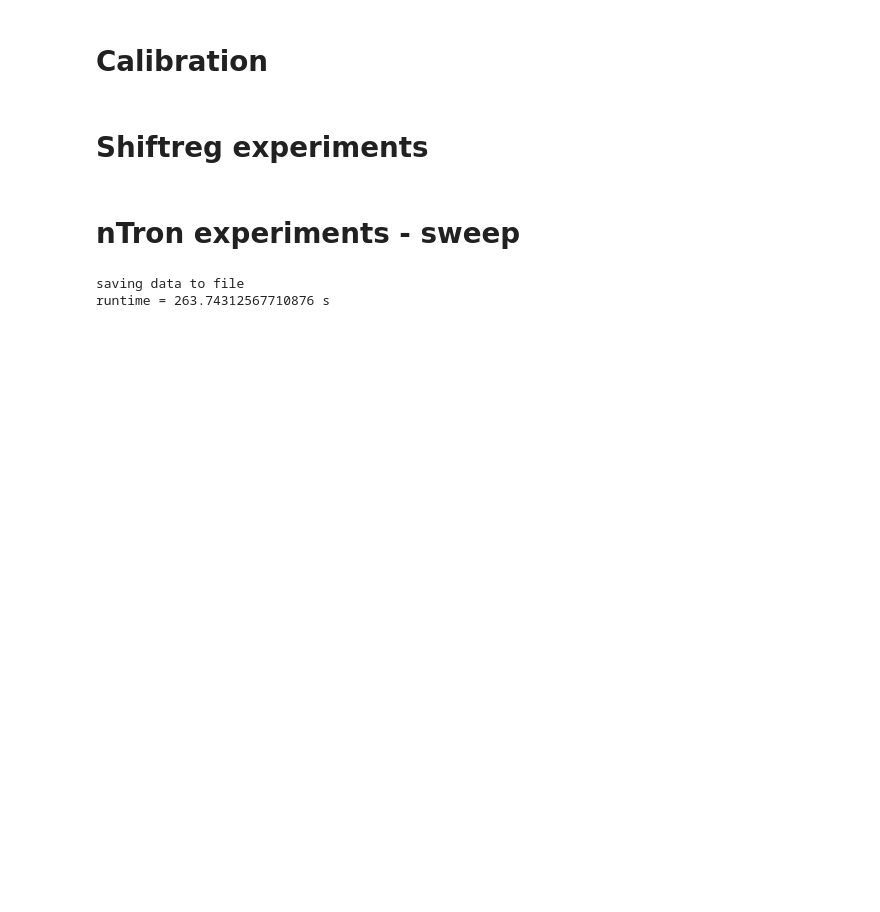
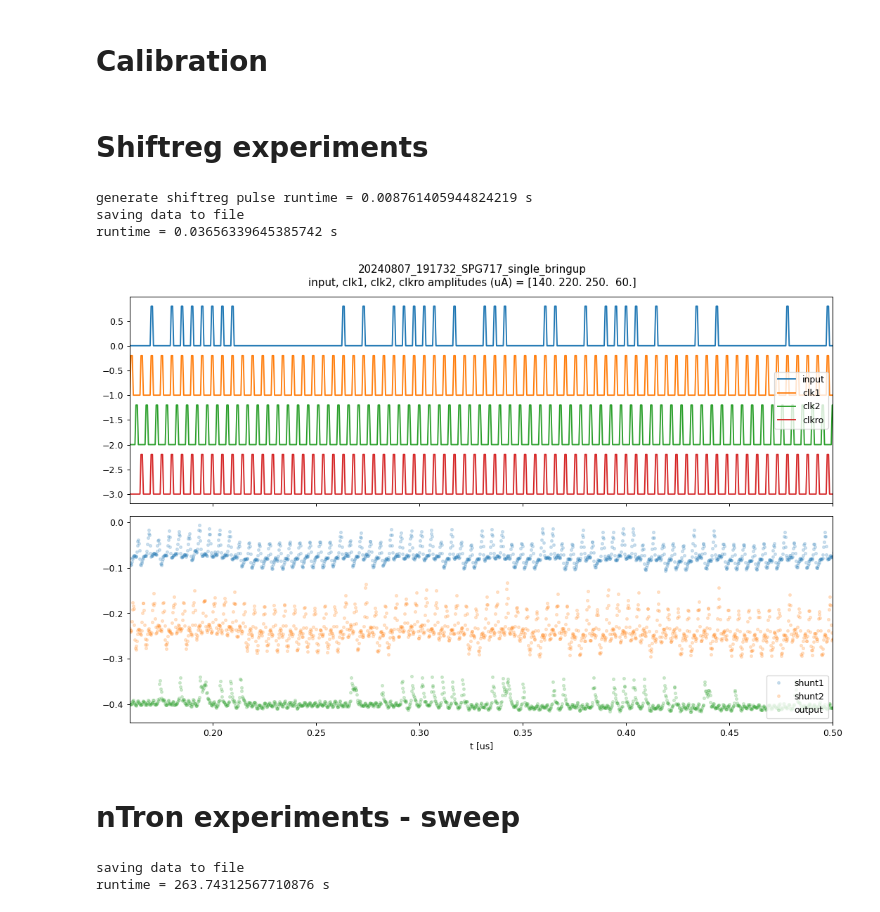
Before and after one commit to qnngroup/rfsoc_daq, a Jupyter notebook: pynq/rfsoc_daq.ipynb, the cells around one changed output. Cells and saved outputs as stored; diff of their text form; code cells hidden in the pictures; blank space fills up the shorter version.

```diff
--- a/pynq/rfsoc_daq.ipynb
+++ b/pynq/rfsoc_daq.ipynb
@@ -259,7 +258,7 @@ def set_trigger_manager_config(combine_mode, mask):
         print(f'sending word {hex(word)} to trigger_manager_config.fifo')
     ol.trigger_manager_config.fifo.send_tx_pkt([word])
 
-def parse_adc_data(adc_buffer, num_active_channels):
+def parse_adc_data(adc_buffer, num_active_channels, adc_buffer_tstamp_depth, adc_buffer_data_depth, parallel_samples):
     if num_active_channels not in [1,2,4,8]:
         raise ValueError(f'Incorrect number of active channels: {num_active_channels}, expected one of [1,2,4,8]')
     dma_word = 0
@@ -653,6 +660,37 @@ def single_shiftreg_measurement(expt_name, pulse_param_ns, input_mV, clk1_mV, cl
         adc_atten_dB=adc_atten_dB,
     )
     return savefile
+# %%
+def plot_shiftreg_experiment(savefile, trange):
+    f = np.load(f'data/{savefile}.npz')
+    num_active_channels = f['num_active_channels']
+    timestamps, samples, num_timestamps, num_samples = parse_adc_data(f['adc_data'], num_active_channels, adc_buffer_tstamp_depth, adc_buffer_data_depth, parallel_samples)
+    if verbose:
+        print(f'got {num_timestamps} timestamps')
+    fig, ax = plt.subplots(2,1,sharex=True,figsize=(12,8),dpi=90)
+    tvec_awg = np.linspace(0,awg_frame_depth*parallel_samples/dac_fsamp,awg_frame_depth*parallel_samples,endpoint=False)
+    dac_data = f['dac_data']
+    dac_labels = ["input", "clk1", "clk2", "clkro"]
+    for channel in range(4):
+        data = 0.8 * dac_data[channel*awg_frame_depth*parallel_samples:(channel+1)*awg_frame_depth*parallel_samples]/2**15 - channel
+        ax[0].plot(160e-3 + tvec_awg*1e6, data, label=dac_labels[channel])
+    ax[0].legend()
+    tvec = np.linspace(0,(8//num_active_channels)*adc_buffer_data_depth*parallel_samples/adc_fsamp,(8//num_active_channels)*adc_buffer_data_depth*parallel_samples,endpoint=False)
+    adc_labels = ["shunt1", "shunt2", "output"]
+    yoffset = 0
+    prev_min = 0
+    for channel in range(3):
+        data = samples[channel]/2**sample_width
+        yoffset += np.max(data - yoffset) - prev_min
+        data -= 1.1*yoffset
+        prev_min = np.min(data)
+        ax[1].plot(tvec*1e6, data, '.', alpha=0.2, label=adc_labels[channel])
+    ax[1].legend(loc='lower right')
+    ax[0].set_xlim(trange[0], trange[1])
+    ax[1].set_xlabel('t [us]')
+    fig.suptitle(f'{savefile}\ninput, clk1, clk2, clkro amplitudes (uA) = {np.array([input_mV, clk1_mV, clk2_mV, clkro_mV])/1e3/50*1e6}')
+    plt.tight_layout()
+    plt.savefig(f'figures/{savefile}.png')
 # %% [markdown]
 # Calibration
 # %%
@@ -684,12 +722,24 @@ set_dac_scale_offset([0]*8, dac_bias_correction)
 # Shiftreg experiments
 # %%
 expt_name = 'bringup'
-pulse_param_ns = np.array([2, 5, 2, 0, 100])
-input_mV = 80e-6*50*1e3 # 80uA into 50 ohm ~ 4mV
+pulse_param_ns = np.array([0.75, 0.5, 0.75, 0, 5])
+input_mV = 140e-6*50*1e3
+clk1_mV = 220e-6*50*1e3
+clk2_mV = 250e-6*50*1e3
+clkro_mV = 60e-6*50*1e3
+adc_atten_dB = [20, 20, 20] + [32]*5
 start = time.time()
 savefile = single_shiftreg_measurement(expt_name, pulse_param_ns, input_mV, clk1_mV, clk2_mV, clkro_mV, adc_atten_dB)
 stop = time.time()
 print(f'runtime = {stop - start} s')
+# %% [output]
+generate shiftreg pulse runtime = 0.008761405944824219 s
+saving data to file
+runtime = 0.03656339645385742 s
+# %%
+plot_shiftreg_experiment(savefile, [0.16, 0.5])
+# %% [output]
+[figure, added]
 # %% [markdown]
 # nTron experiments - sweep
 # %%
```
Also changed, not shown: parts of 9 cells of this notebook, 1 other file.
